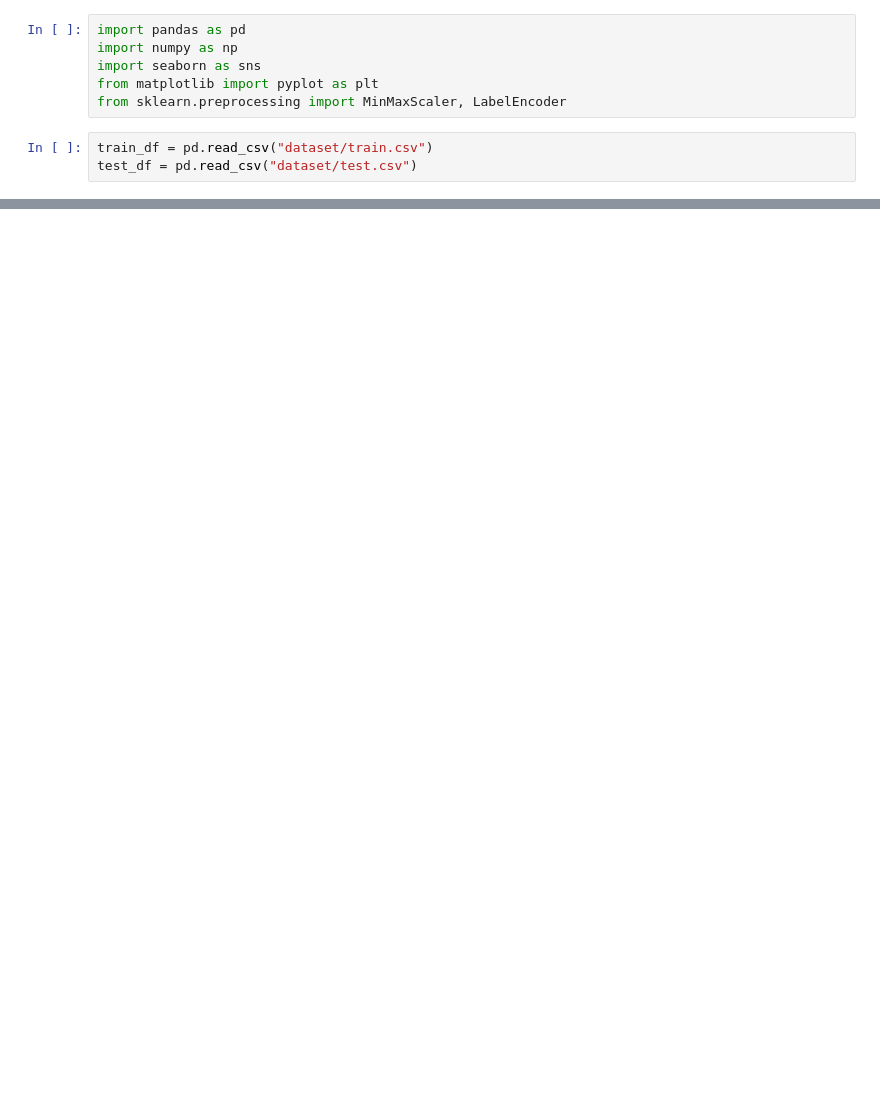
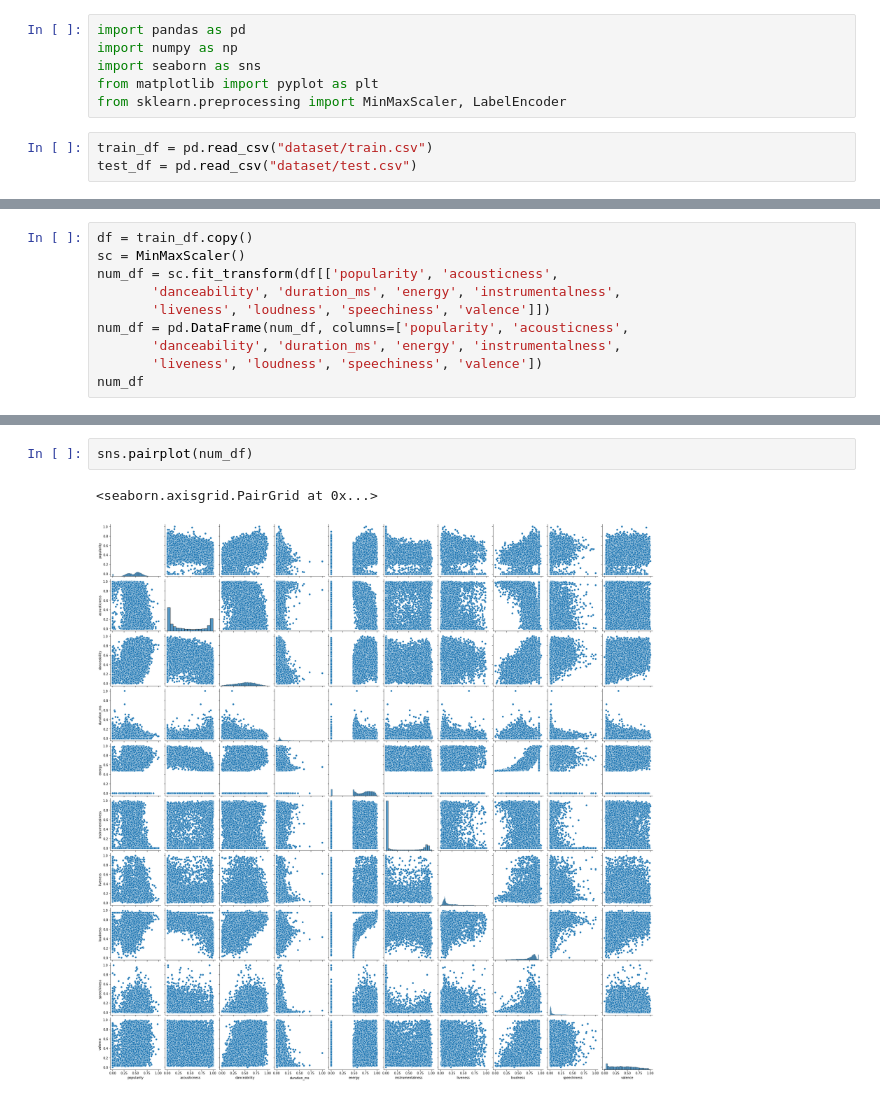
Before and after one commit to advaymehta009/airb, a Jupyter notebook: elylilly.ipynb, the cells around one changed output, grey strips where cells are left out. Drawn from its saved outputs; the diff is of its cells as text; blank space fills up the shorter version.

```diff
--- a/elylilly.ipynb
+++ b/elylilly.ipynb
@@ -20,0 +104,10 @@ C:\Users\advay\Downloads
+# %%
+df = train_df.copy()
+sc = MinMaxScaler()
+num_df = sc.fit_transform(df[['popularity', 'acousticness',
+       'danceability', 'duration_ms', 'energy', 'instrumentalness',
+       'liveness', 'loudness', 'speechiness', 'valence']])
+num_df = pd.DataFrame(num_df, columns=['popularity', 'acousticness',
+       'danceability', 'duration_ms', 'energy', 'instrumentalness',
+       'liveness', 'loudness', 'speechiness', 'valence'])
+num_df
@@ -20,0 +136,5 @@ C:\Users\advay\Downloads
+# %%
+sns.pairplot(num_df)
+# %% [output]
+<seaborn.axisgrid.PairGrid at 0x...>
+[figure, added]
```
Also changed, not shown: parts of 23 cells of this notebook.
